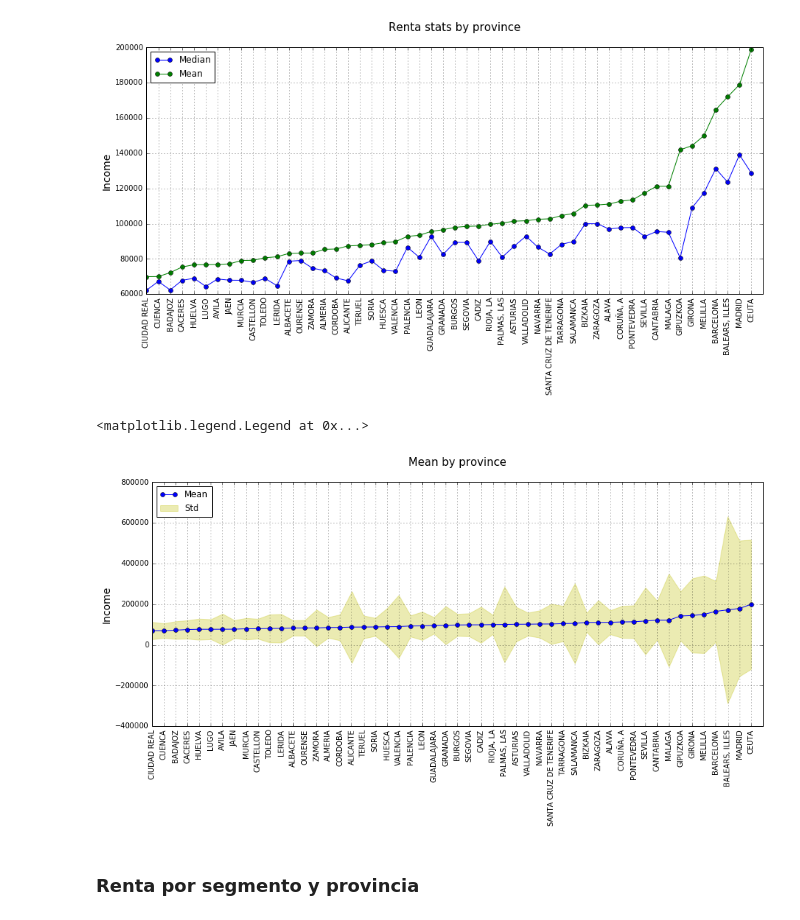
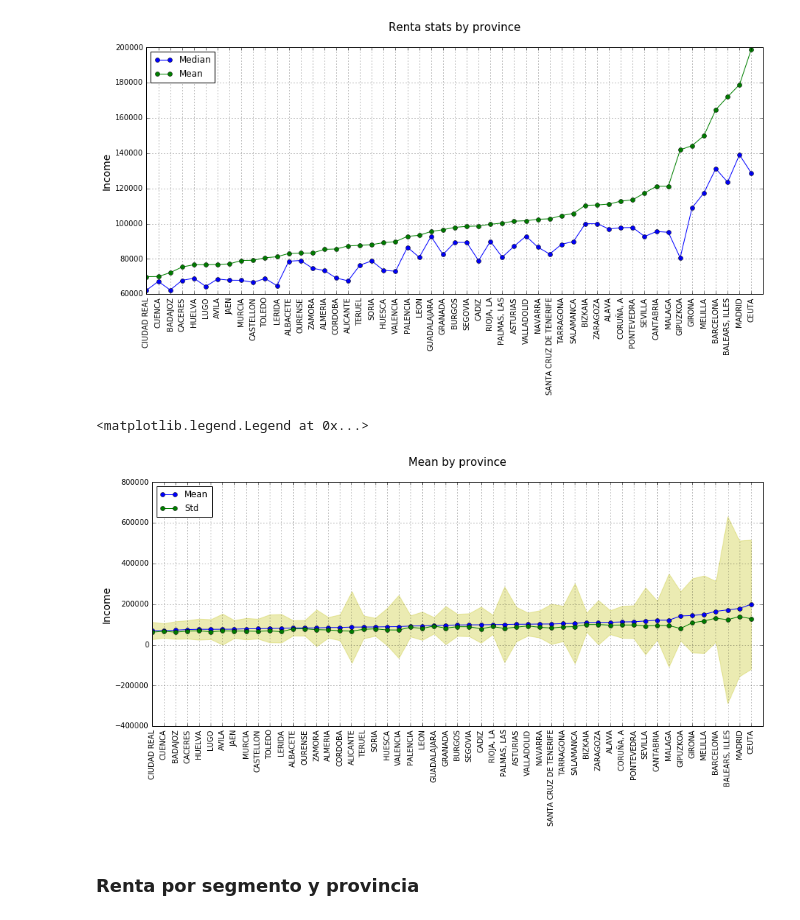
Before and after one commit to sergioml/degree_project, a Jupyter notebook: data_exploration_V2.ipynb, the cells around one changed output. Cells and saved outputs as stored; diff of their text form; code cells hidden in the pictures.

```diff
--- a/data_exploration_V2.ipynb
+++ b/data_exploration_V2.ipynb
@@ -250,0 +249,2 @@ May 2016  |931453        |27875         |0.03008    |920194        |26272
+# %%
+df_aux = df.loc[:, :'segmento'].append(df_test).reset_index(drop=True)
@@ -355,17 +437,17 @@ plt.legend(['Median', 'Mean'], loc=2)
 [figure]
 # %%
 plt.figure(figsize=(15, 6))
-plt.plot(mean, '-o')
+plt.plot(mean, '-o', median, '-o')
 plt.xlim(0,renta_by_prov.shape[0])
 plt.xticks(range(len(serie)), serie.index, rotation=90)
 plt.title('Mean by province\n', size=15)
 plt.ylabel('Income', size=14)
-plt.fill_between(range(len(renta_stats.index)), mean-std, mean+std, color="y", alpha=0.3)
+plt.fill_between(range(len(renta_by_prov.index)), mean-std, mean+std, color="y", alpha=0.3)
 plt.grid()
 plt.legend(['Mean', 'Std'], loc=2)
 # %% [output]
 <matplotlib.legend.Legend at 0x...>
-[figure, old version]
+[figure, new version]
 # %% [markdown]
 ### Renta por segmento y provincia
 # %%
```
Also changed, not shown: parts of 21 cells of this notebook, 2 other files.
